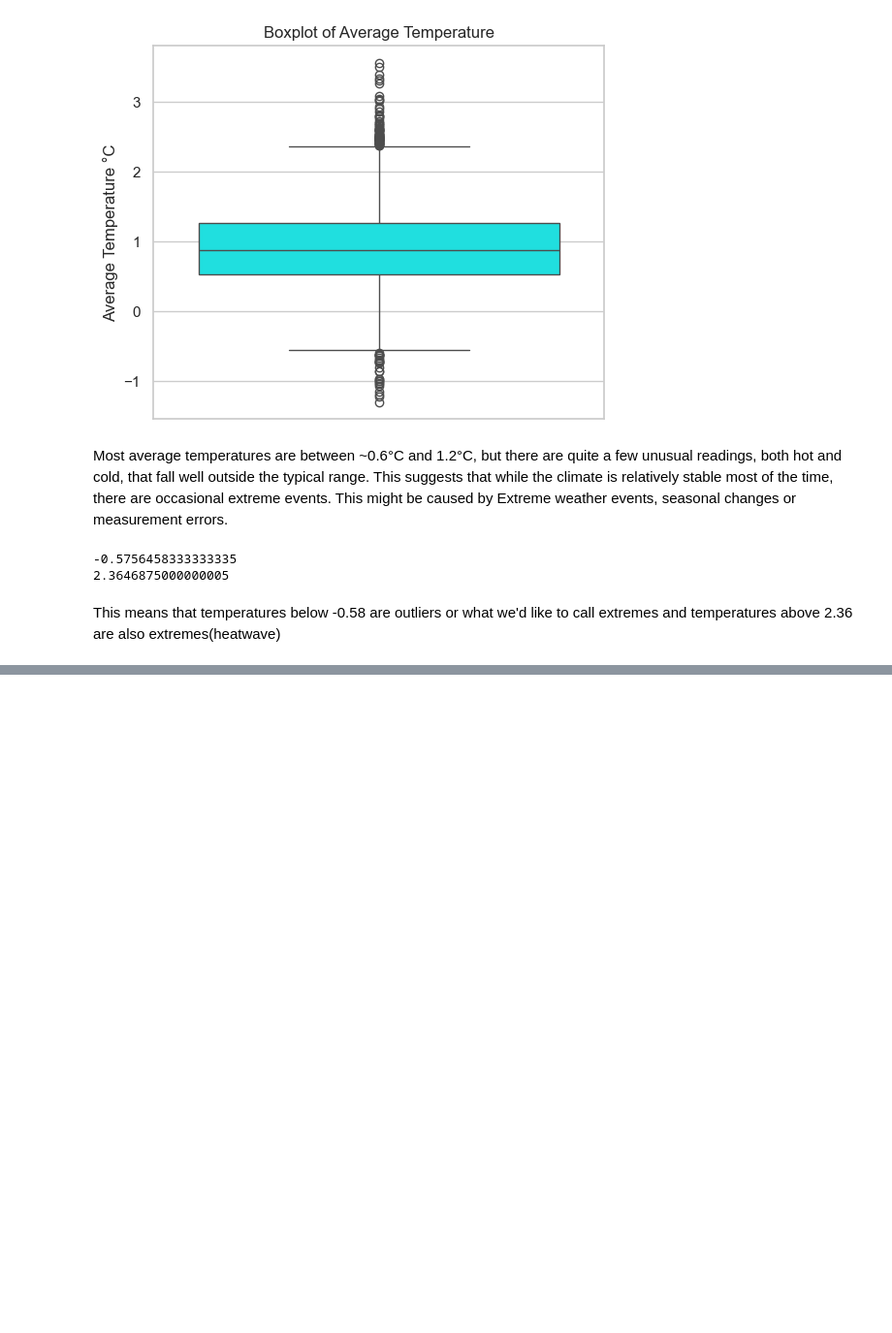
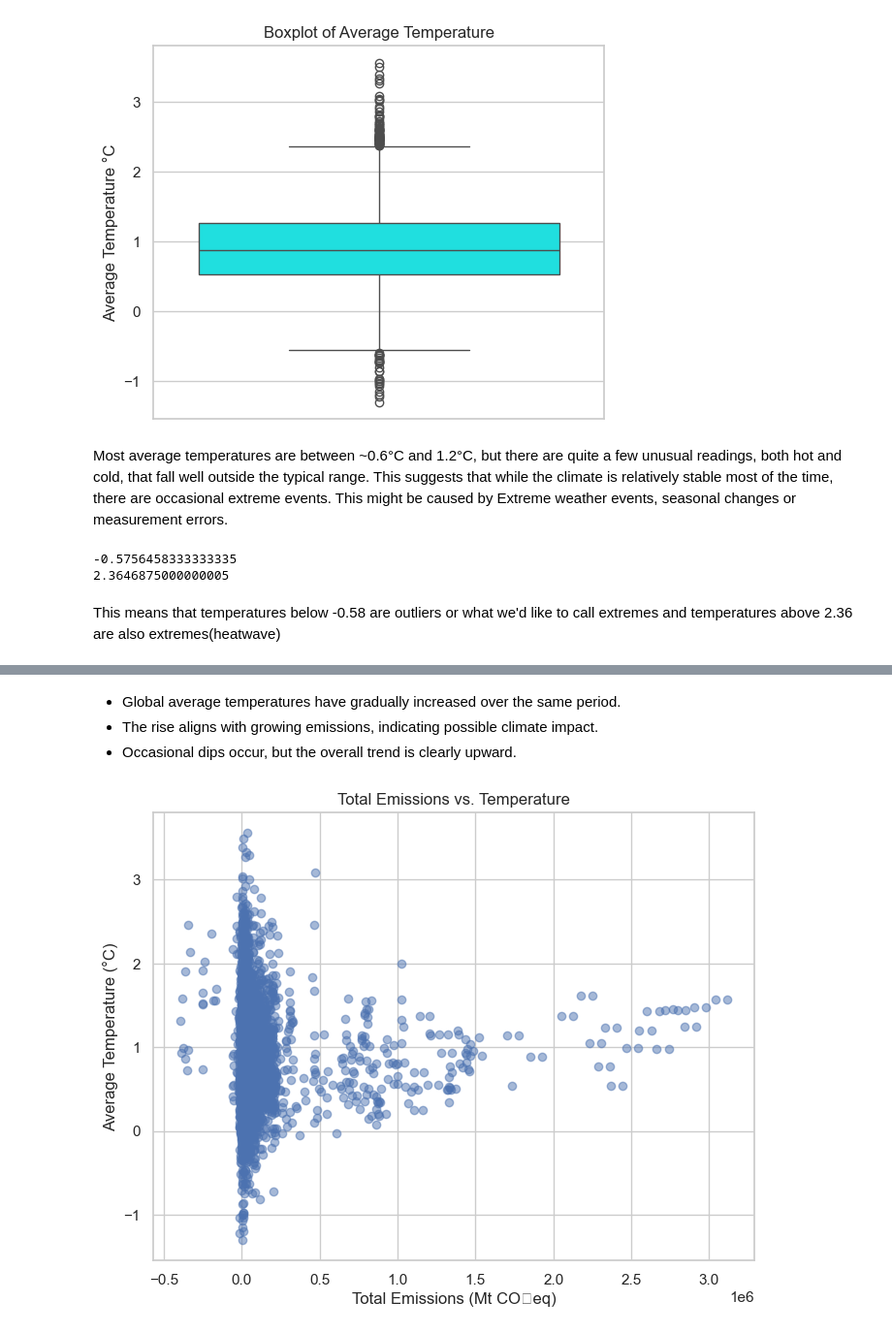
Before and after one commit to ThabangMmakola/2401PTDS_Regression_Project, a Jupyter notebook: Regression Project Thabang.ipynb, the cells around one changed output, grey strips where cells are left out. Shown at 97% size. Cells and saved outputs as stored; diff of their text form; code cells hidden in the pictures; blank space fills up the shorter version.

```diff
--- a/Regression Project Thabang.ipynb
+++ b/Regression Project Thabang.ipynb
@@ -322,0 +235,14 @@ The `ci` parameter is deprecated. Use `errorbar=None` for the same effect.
+# %% [markdown]
+- Global average temperatures have gradually increased over the same period.
+- The rise aligns with growing emissions, indicating possible climate impact.
+- Occasional dips occur, but the overall trend is clearly upward.
+# %%
+# 3. Compare emissions vs. temperature
+plt.figure(figsize=(8,6))
+plt.scatter(df["total_emission"], df["Average Temperature °C"], alpha=0.5)
+plt.title("Total Emissions vs. Temperature")
+plt.xlabel("Total Emissions (Mt CO₂eq)")
+plt.ylabel("Average Temperature (°C)")
+plt.show()
+# %% [output]
+[figure, added]
```
Also changed, not shown: parts of 27 cells of this notebook.
